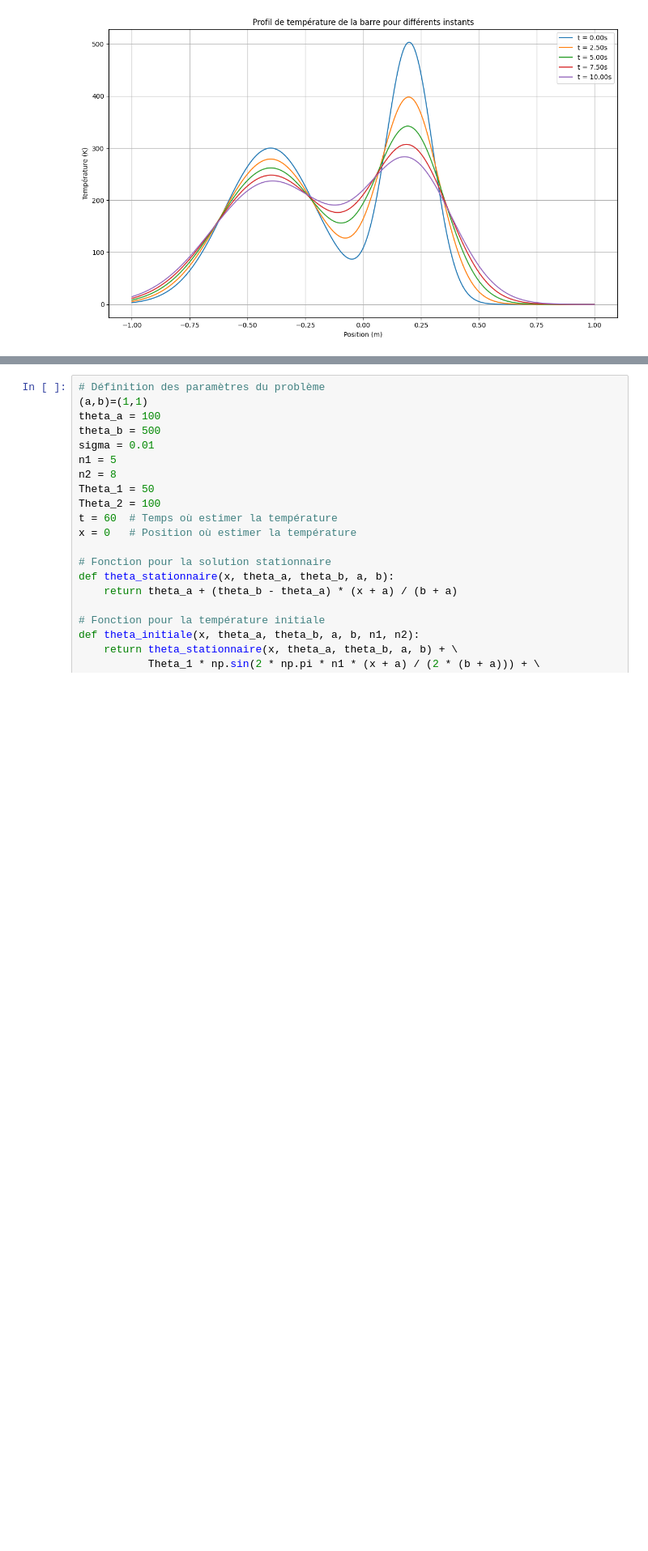
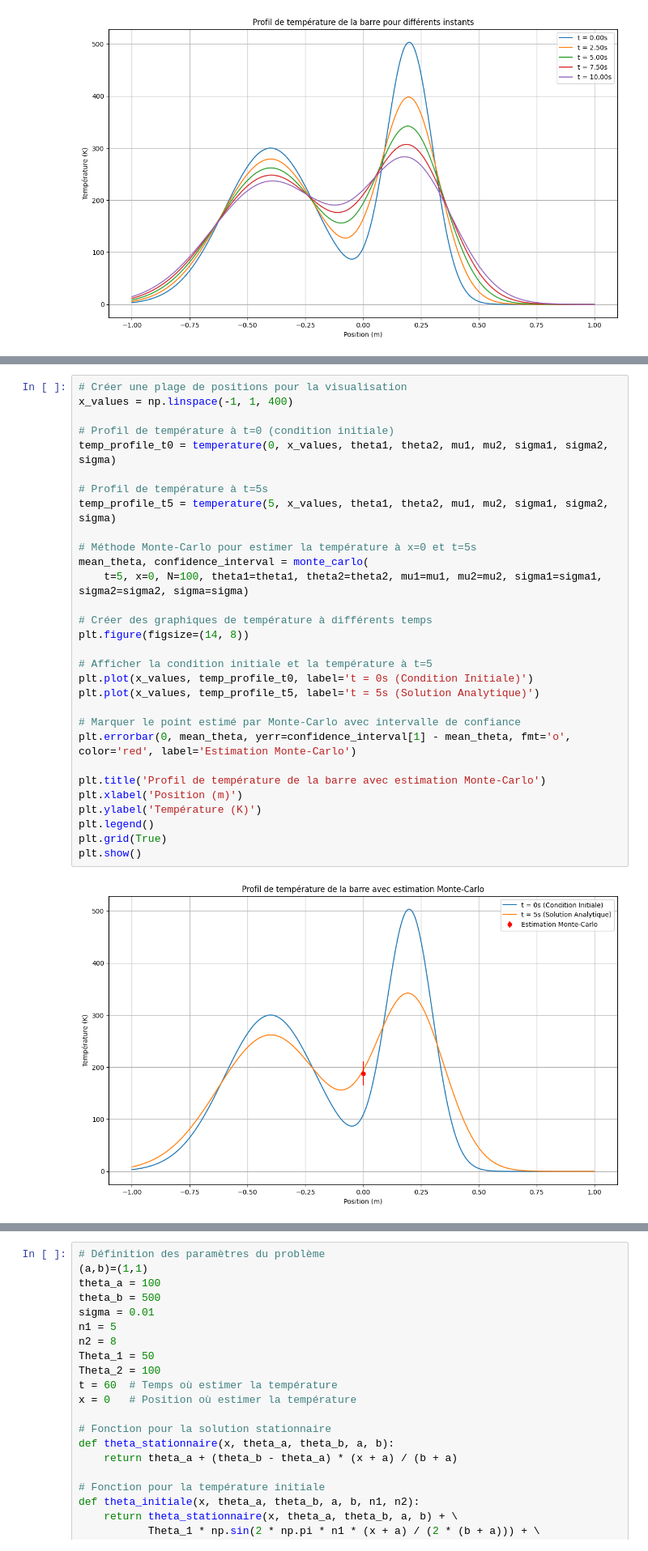
Before and after one commit to malayaan/calcul_sto, a Jupyter notebook: td1/tp_paul.Ipynb, the cells around one changed output, grey strips where cells are left out. Shown at 81% size. Cells and saved outputs as stored; diff of their text form; blank space fills up the shorter version.

Commit message:
mise à jour des plots

```diff
--- a/td1/tp_paul.Ipynb
+++ b/td1/tp_paul.Ipynb
@@ -131,3 +131,35 @@ Consistance : on va vérifier que l'estimation de Monte-Carlo converge vers la v
 θ(t,x) devrait se rapprocher de la valeur calculée par la solution analytique à mesure que N devient très grand.
 
 Niveau de Confiance Annoncé : Vérifier que l'intervalle de confiance à 95% contient effectivement la valeur vraie 95% du temps. Pour cela, nous devons répéter l'estimation (avec un grand nombre de simulations) plusieurs fois et compter la fréquence à laquelle la valeur vraie tombe dans l'intervalle de confiance. Si notre méthode est correcte, environ 95% des intervalles calculés devraient contenir la valeur vraie.
+# %%
+# Créer une plage de positions pour la visualisation
+x_values = np.linspace(-1, 1, 400)
+
+# Profil de température à t=0 (condition initiale)
+temp_profile_t0 = temperature(0, x_values, theta1, theta2, mu1, mu2, sigma1, sigma2, sigma)
+
+# Profil de température à t=5s
+temp_profile_t5 = temperature(5, x_values, theta1, theta2, mu1, mu2, sigma1, sigma2, sigma)
+
+# Méthode Monte-Carlo pour estimer la température à x=0 et t=5s
+mean_theta, confidence_interval = monte_carlo(
+    t=5, x=0, N=100, theta1=theta1, theta2=theta2, mu1=mu1, mu2=mu2, sigma1=sigma1, sigma2=sigma2, sigma=sigma)
+
+# Créer des graphiques de température à différents temps
+plt.figure(figsize=(14, 8))
+
+# Afficher la condition initiale et la température à t=5
+plt.plot(x_values, temp_profile_t0, label='t = 0s (Condition Initiale)')
+plt.plot(x_values, temp_profile_t5, label='t = 5s (Solution Analytique)')
+
+# Marquer le point estimé par Monte-Carlo avec intervalle de confiance
+plt.errorbar(0, mean_theta, yerr=confidence_interval[1] - mean_theta, fmt='o', color='red', label='Estimation Monte-Carlo')
+
+plt.title('Profil de température de la barre avec estimation Monte-Carlo')
+plt.xlabel('Position (m)')
+plt.ylabel('Température (K)')
+plt.legend()
+plt.grid(True)
+plt.show()
+# %% [output]
+[figure, added]
```
Also changed, not shown: parts of 6 cells of this notebook, 1 other file.
